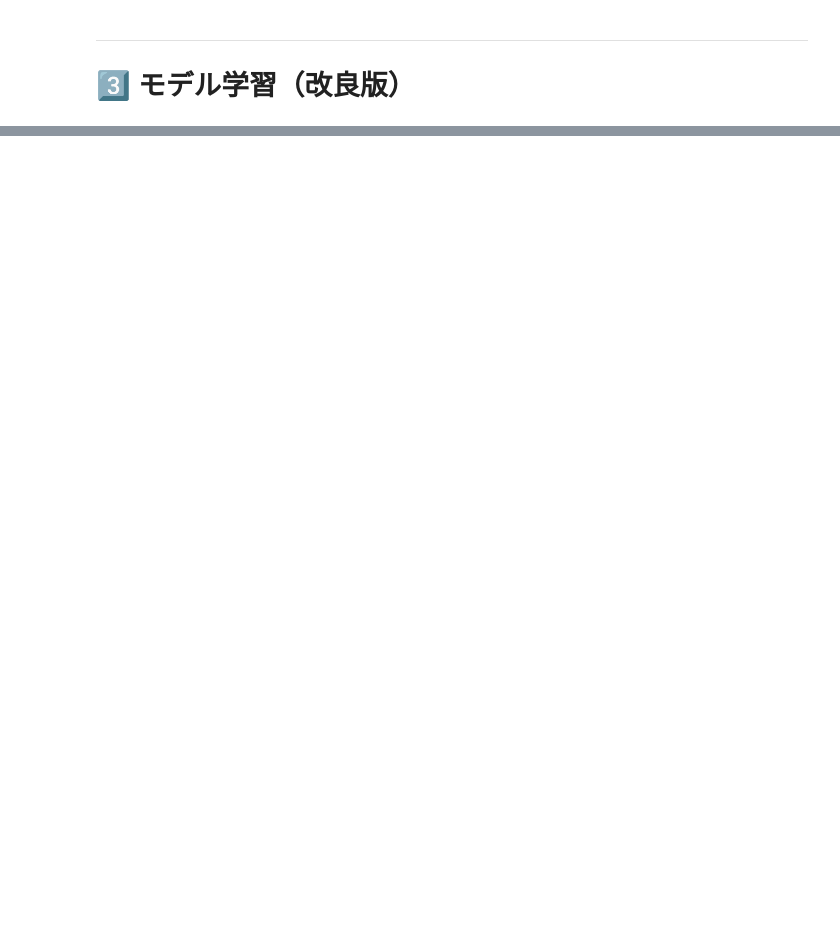
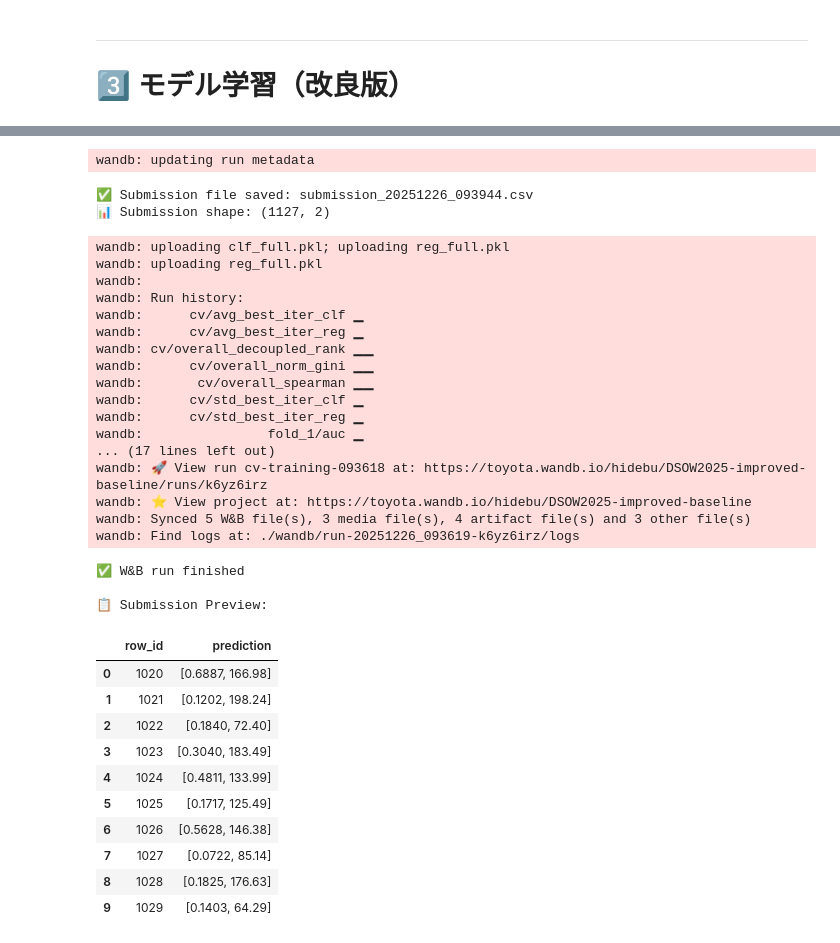
Before and after one commit to hdbunazawa2020/CSIRO---Image2Biomass-Prediction, a Jupyter notebook: notebooks/100-train-my-simple-baseline-ipynb.ipynb, the cells around one changed output, grey strips where cells are left out. Cells and saved outputs as stored; diff of their text form; code cells hidden in the pictures; blank space fills up the shorter version.

```diff
--- a/notebooks/100-train-my-simple-baseline-ipynb.ipynb
+++ b/notebooks/100-train-my-simple-baseline-ipynb.ipynb
@@ -1832,0 +1280,57 @@ Kaggle Notebook で実行すると、学習から可視化まで一貫して処
+# %%
+# ==============================================
+# 📝 提出ファイル作成
+# ==============================================
+sub = pd.DataFrame({'row_id': df_test_processed['row_id'].to_pandas()})
+sub['prediction'] = [f"[{p:.4f}, {t:.2f}]" for p, t in zip(pred_prob_test, pred_temp_test)]
+
+submission_file = f'submission_{datetime.now().strftime("%Y%m%d_%H%M%S")}.csv'
+sub.to_csv(submission_file, index=False)
+
+print(f"\n✅ Submission file saved: {submission_file}")
+print(f"📊 Submission shape: {sub.shape}")
+
+# W&B に提出ファイルも保存
+if config.wandb.use_wandb:
+    wandb.save(submission_file)
+    wandb.finish()
+    print("✅ W&B run finished")
+
+# Preview
+print("\n📋 Submission Preview:")
+display(sub.head(10))
+# %% [output]
+wandb: updating run metadata
+✅ Submission file saved: submission_20251226_093944.csv
+📊 Submission shape: (1127, 2)
+wandb: uploading clf_full.pkl; uploading reg_full.pkl
+wandb: uploading reg_full.pkl
+wandb:
+wandb: Run history:
+wandb:      cv/avg_best_iter_clf ▁
+wandb:      cv/avg_best_iter_reg ▁
+wandb: cv/overall_decoupled_rank ▁▁
+wandb:      cv/overall_norm_gini ▁▁
+wandb:       cv/overall_spearman ▁▁
+wandb:      cv/std_best_iter_clf ▁
+wandb:      cv/std_best_iter_reg ▁
+wandb:                fold_1/auc ▁
+... (17 lines left out)
+wandb: 🚀 View run cv-training-093618 at: https://toyota.wandb.io/hidebu/DSOW2025-improved-baseline/runs/k6yz6irz
+wandb: ⭐️ View project at: https://toyota.wandb.io/hidebu/DSOW2025-improved-baseline
+wandb: Synced 5 W&B file(s), 3 media file(s), 4 artifact file(s) and 3 other file(s)
+wandb: Find logs at: ./wandb/run-20251226_093619-k6yz6irz/logs
+✅ W&B run finished
+
+📋 Submission Preview:
+|  | row_id | prediction |
+| 0 | 1020 | [0.6887, 166.98] |
+| 1 | 1021 | [0.1202, 198.24] |
+| 2 | 1022 | [0.1840, 72.40] |
+| 3 | 1023 | [0.3040, 183.49] |
+| 4 | 1024 | [0.4811, 133.99] |
+| 5 | 1025 | [0.1717, 125.49] |
+| 6 | 1026 | [0.5628, 146.38] |
+| 7 | 1027 | [0.0722, 85.14] |
+| 8 | 1028 | [0.1825, 176.63] |
+| 9 | 1029 | [0.1403, 64.29] |
```
Also changed, not shown: parts of 21 cells of this notebook.
